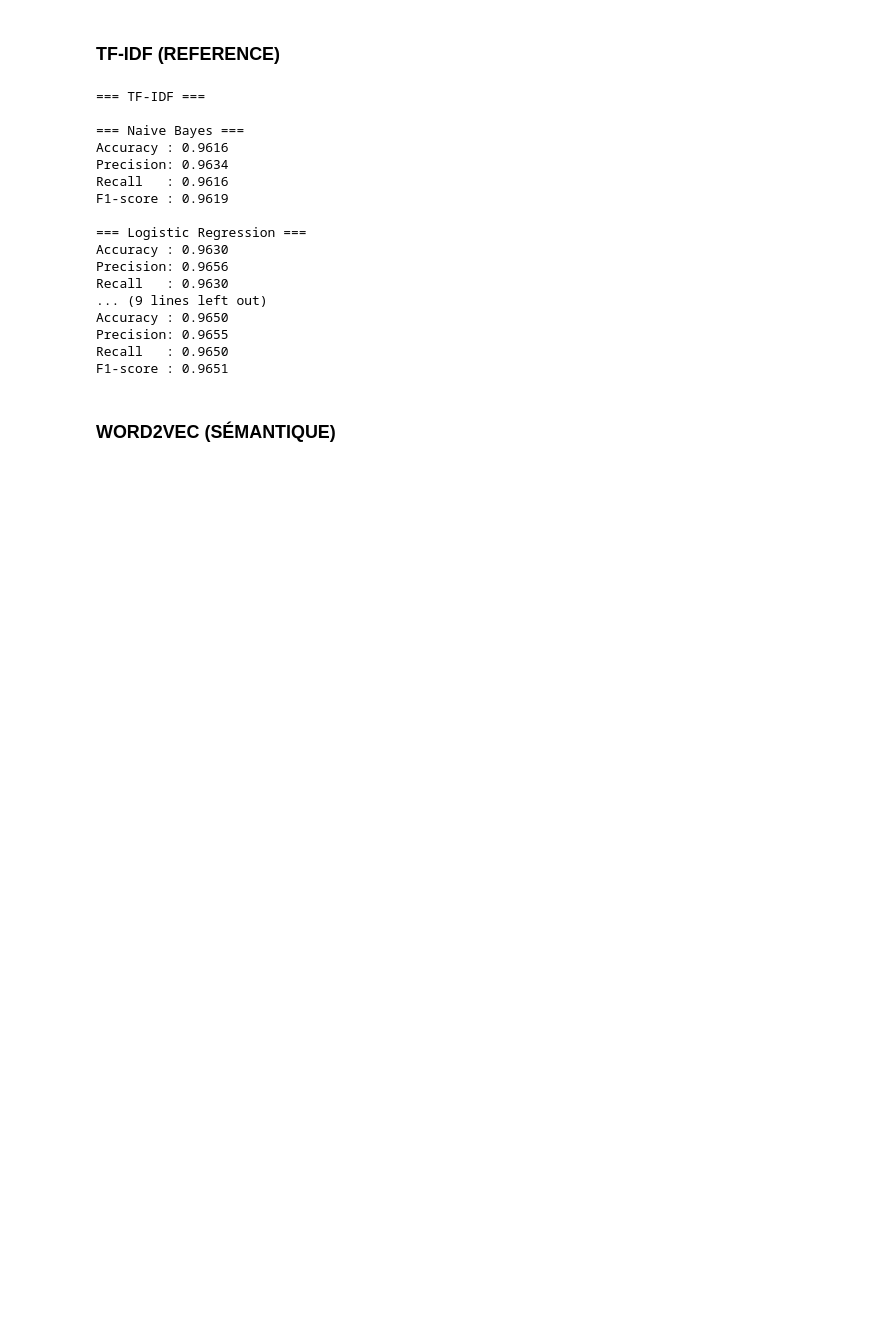
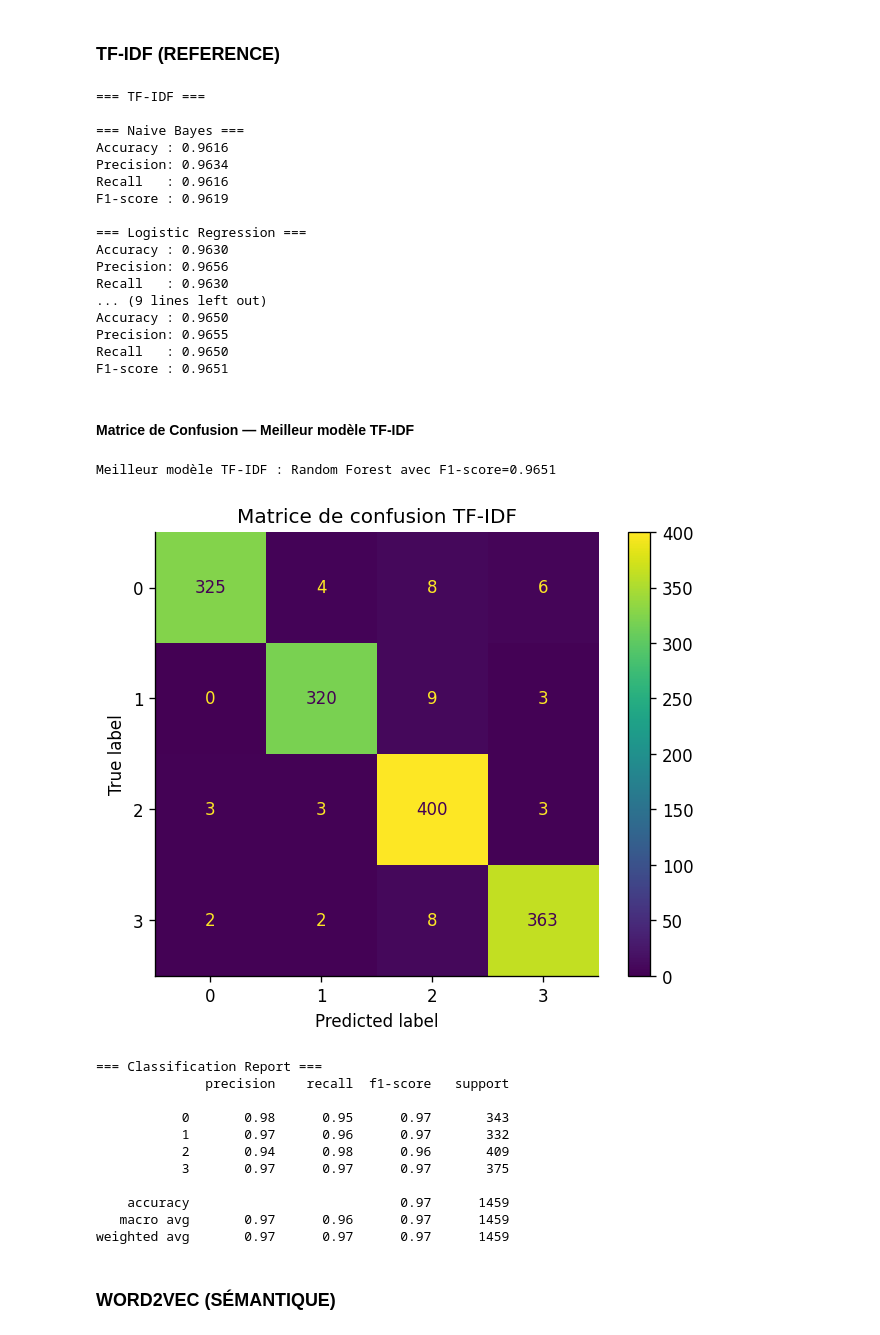
Before and after one commit to baccarifarah/eco-smart-classifier, a Jupyter notebook: src/nlp/text_classification.ipynb, the cells around one changed output. Saved outputs shown, nothing was run; the diff lists cells and outputs as text; code cells hidden in the pictures; blank space fills up the shorter version.

```diff
--- a/src/nlp/text_classification.ipynb
+++ b/src/nlp/text_classification.ipynb
@@ -225,7 +285,7 @@ X_test_tfidf  = tfidf.transform(X_test_clean)
 results_tfidf = {}
 
 for name, model in models_text.items():
-    acc, prec, rec, f1 = evaluate(model, X_train_tfidf, X_test_tfidf, y_train, y_test)
+    acc, prec, rec, f1 = evaluate(model, X_train_tfidf, X_test_tfidf, y_train, y_test, representation="TF-IDF", model_name=name)
 
     print(f"\n=== {name} ===")
     print(f"Accuracy : {acc:.4f}")
@@ -252,6 +312,47 @@ Accuracy : 0.9650
 Precision: 0.9655
 Recall   : 0.9650
 F1-score : 0.9651
+# %% [markdown]
+#### Matrice de Confusion — Meilleur modèle TF-IDF
+# %%
+from sklearn.metrics import confusion_matrix, ConfusionMatrixDisplay, classification_report
+import matplotlib.pyplot as plt
+
+# meilleur modèle
+best_model_name = max(results_tfidf, key=lambda x: results_tfidf[x]["F1-score"])
+print("\nMeilleur modèle TF-IDF :", best_model_name , f"avec F1-score={results_tfidf[best_model_name]['F1-score']:.4f}")
+
+best_model = models_text[best_model_name]
+best_model.fit(X_train_tfidf, y_train)
+
+y_pred = best_model.predict(X_test_tfidf)
+
+# matrice
+cm = confusion_matrix(y_test, y_pred)
+
+disp = ConfusionMatrixDisplay(cm)
+disp.plot()
+
+plt.title("Matrice de confusion TF-IDF")
+plt.show()
+
+# rapport
+print("\n=== Classification Report ===")
+print(classification_report(y_test, y_pred))
+# %% [output]
+Meilleur modèle TF-IDF : Random Forest avec F1-score=0.9651
+[figure, added]
+=== Classification Report ===
+              precision    recall  f1-score   support
+
+           0       0.98      0.95      0.97       343
+           1       0.97      0.96      0.97       332
+           2       0.94      0.98      0.96       409
+           3       0.97      0.97      0.97       375
+
+    accuracy                           0.97      1459
+   macro avg       0.97      0.96      0.97      1459
+weighted avg       0.97      0.97      0.97      1459
 # %% [markdown]
 ### WORD2VEC (SÉMANTIQUE)
 # %%
```
Also changed, not shown: parts of 20 cells of this notebook.
